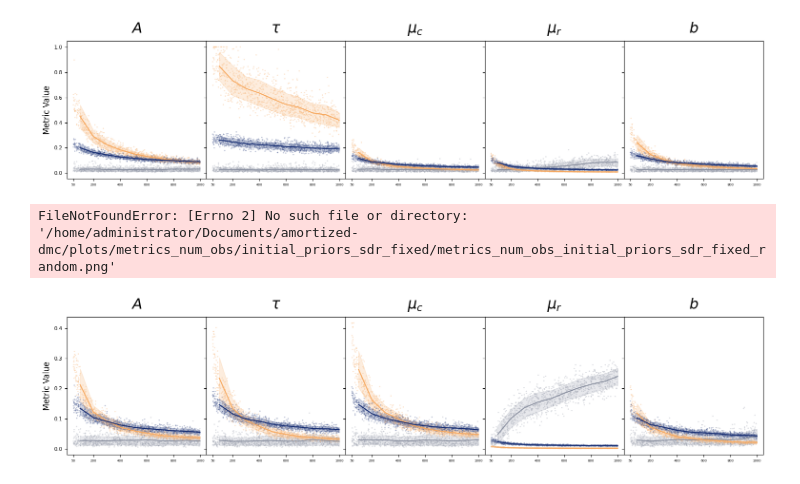
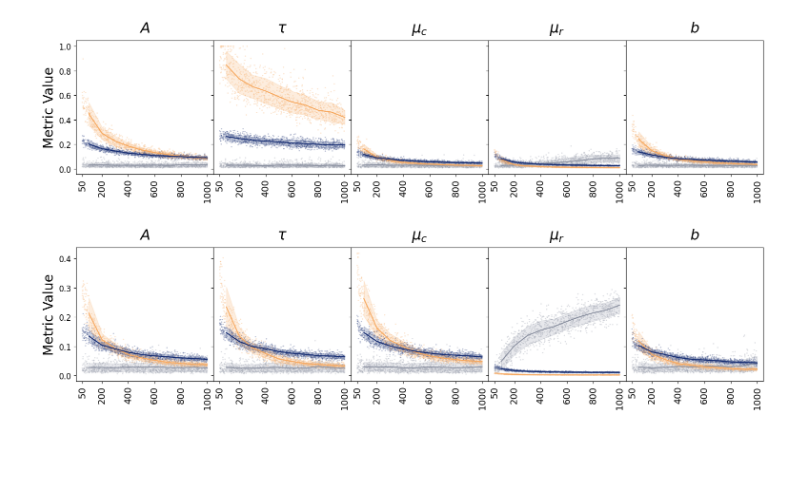
Before and after one commit to simschaefer/amortized-dmc, a Jupyter notebook: plot_scripts/plots_metrics_num_obs.ipynb, the cells around one changed output. Drawn from its saved outputs; the diff is of its cells as text; code cells hidden in the pictures; blank space fills up the shorter version.

```diff
--- a/plot_scripts/plots_metrics_num_obs.ipynb
+++ b/plot_scripts/plots_metrics_num_obs.ipynb
@@ -24,7 +24,7 @@ os.makedirs(network_plot_folder, exist_ok=True)
 num_data_sets = 100
 # %%
 
-fontsize = 24
+fontsize = 22
 
 data_set_metrics = pd.read_csv(data_path + '/' + network_name + '_metrics_num_obs.csv')
 
@@ -55,25 +55,25 @@ for p, ax in zip(model_specs['simulation_settings']['param_names'], axes):
                     palette=palette,
                     legend=False)
 
-    ax.set_title(label, fontsize=fontsize, pad=12)
+    ax.set_title(label, fontsize=fontsize-2, pad=12)
     legend = ax.legend(title="", fontsize=fontsize)
 
     ax.set_ylabel("Metric Value", fontsize=fontsize-6)
     ax.set_xlabel("")
-    ax.tick_params(axis='x', labelsize=fontsize - 8)
-    ax.tick_params(axis='y', labelsize=fontsize - 10)
+    ax.tick_params(axis='x', labelsize=fontsize - 10)
+    ax.tick_params(axis='y', labelsize=fontsize - 11)
     ax.set_xticks([50, 200, 400, 600, 800, 1000])
     ax.tick_params(axis='x', labelrotation=90)
 
-    ax.legend(loc='upper center', bbox_to_anchor=(1, -0.35),
+    ax.legend(loc='upper center', bbox_to_anchor=(1, -0.4),
         fancybox=False, shadow=False, ncol=3, prop={'size': 18})
 
 
     if p != model_specs['simulation_settings']['param_names'][2]:
         ax.get_legend().remove()
 
-fig.supxlabel("Number of Observations", fontsize=fontsize-10, y=-0.19)
+fig.supxlabel("Number of Observations", fontsize=fontsize-4, y=-0.21)
 fig.tight_layout()
 
-fig.savefig(parent_dir + '/plots/metrics_num_obs_' + network_name + '_random.png', bbox_inches='tight', dpi=300)
+fig.savefig(parent_dir + '/plots/metrics_num_obs/metrics_num_obs_' + network_name + '_random.png', bbox_inches='tight', dpi=300)
 # %% [output]
@@ -92,14 +92,14 @@ network_plot_folder = parent_dir + '/plots/metrics_num_obs/' + network_name
 num_data_sets = 100
 # %%
 
-fontsize = 24
+fontsize = 22
 
 data_set_metrics = pd.read_csv(data_path + '/' + network_name + '_metrics_num_obs.csv')
 
 fig, axes = plt.subplots(1,len(model_specs['simulation_settings']['param_names']),
                          sharey=True, sharex=True,
                          gridspec_kw=dict(left=None, bottom=None, right=None, top=None, wspace=0.0, hspace=None),
-                        figsize=(18.5,4.5))
+                        figsize=(18.5,4.2))
 
 hue_order = ["Calibration Error", "Contraction Factor", "NRMSE"]
 palette = {"Calibration Error": "#8a90a0", "Contraction Factor": "#f7a85e", "NRMSE": "#132a70"}
@@ -123,7 +123,7 @@ for p, ax in zip(model_specs['simulation_settings']['param_names'], axes):
                     palette=palette,
                     legend=False)
 
-    ax.set_title(label, fontsize=fontsize+6, pad=12)
+    ax.set_title(label, fontsize=fontsize, pad=12)
     legend = ax.legend(title="", fontsize=fontsize)
 
     ax.set_ylabel("Metric Value", fontsize=fontsize-2)
@@ -138,5 +138,5 @@ for p, ax in zip(model_specs['simulation_settings']['param_names'], axes):
 fig.supxlabel("", fontsize=fontsize-10, y=-0.1)
 fig.tight_layout()
 
-fig.savefig(parent_dir + '/plots/metrics_num_obs_' + network_name + '_random.png', bbox_inches='tight', dpi=300)
+fig.savefig(parent_dir + '/plots/metrics_num_obs/metrics_num_obs_' + network_name + '_random.png', bbox_inches='tight', dpi=300)
 # %% [output]
@@ -227,7 +159,7 @@ data_set_metrics = pd.read_csv(data_path + '/' + network_name + '_metrics_num_ob
 fig, axes = plt.subplots(1,len(model_specs['simulation_settings']['param_names']),
                          sharey=True, sharex=True,
                          gridspec_kw=dict(left=None, bottom=None, right=None, top=None, wspace=0.0, hspace=None),
-                        figsize=(15.42,3.75))
+                        figsize=(15.42,4.1))
 
 hue_order = ["Calibration Error", "Contraction Factor", "NRMSE"]
 palette = {"Calibration Error": "#8a90a0", "Contraction Factor": "#f7a85e", "NRMSE": "#132a70"}
@@ -235,38 +167,39 @@ palette = {"Calibration Error": "#8a90a0", "Contraction Factor": "#f7a85e", "NRM
 
 for p, ax in zip(model_specs['simulation_settings']['param_names'], axes):
 
     suff = "$\\" if p in ["tau", "mu_c", "mu_r"] else "$"
 
     label = suff + p + "$"
 
     sns.lineplot(data_set_metrics[data_set_metrics["variable_names"] == p], x="num_obs_bin", y="values", hue="metric_name", ax=ax, hue_order=hue_order, palette=palette, errorbar='sd')
     sns.scatterplot(data_set_metrics[data_set_metrics["variable_names"] == p],
                     s=4,
                     alpha=0.3,
                     x="num_obs",
                     y="values",
                     hue="metric_name",
                     ax=ax,
                     hue_order=hue_order,
                     palette=palette,
                     legend=False)
 
     ax.set_title(label, fontsize=fontsize, pad=12)
     legend = ax.legend(title="", fontsize=fontsize)
 
-    ax.set_ylabel("Metric Value", fontsize=fontsize-10)
+    ax.set_ylabel("Metric Value", fontsize=fontsize-2)
     ax.set_xlabel("")
-    ax.tick_params(axis='x', labelsize=fontsize - 17)
-    ax.tick_params(axis='y', labelsize=fontsize - 14)
+    ax.tick_params(axis='x', labelsize=fontsize - 8)
+    ax.tick_params(axis='y', labelsize=fontsize - 10)
     ax.set_xticks([50, 200, 400, 600, 800, 1000])
+    ax.tick_params(axis='x', labelrotation=90)
 
     ax.get_legend().remove()
 
 fig.tight_layout()
 
-fig.savefig(network_plot_folder + '/metrics_num_obs_' + network_name + '_random.png', bbox_inches='tight', dpi=300)
+fig.savefig(parent_dir + '/plots/metrics_num_obs/metrics_num_obs_' + network_name + '_random.png', bbox_inches='tight', dpi=300)
 # %% [output]
-[figure, old version]
+[figure, new version]
 # %%
 network_name = 'initial_priors_sdr_fixed'
 
@@ -286,7 +219,7 @@ data_set_metrics = pd.read_csv(data_path + '/' + network_name + '_metrics_num_ob
 fig, axes = plt.subplots(1,len(model_specs['simulation_settings']['param_names']),
                          sharey=True, sharex=True,
                          gridspec_kw=dict(left=None, bottom=None, right=None, top=None, wspace=0.0, hspace=None),
-                        figsize=(15.42,3.75))
+                        figsize=(15.42,4.1))
 
 hue_order = ["Calibration Error", "Contraction Factor", "NRMSE"]
 palette = {"Calibration Error": "#8a90a0", "Contraction Factor": "#f7a85e", "NRMSE": "#132a70"}
@@ -313,16 +246,17 @@ for p, ax in zip(model_specs['simulation_settings']['param_names'], axes):
     ax.set_title(label, fontsize=fontsize, pad=12)
     legend = ax.legend(title="", fontsize=fontsize)
 
-    ax.set_ylabel("Metric Value", fontsize=fontsize-10)
+    ax.set_ylabel("Metric Value", fontsize=fontsize-2)
     ax.set_xlabel("")
-    ax.tick_params(axis='x', labelsize=fontsize - 17)
-    ax.tick_params(axis='y', labelsize=fontsize - 14)
+    ax.tick_params(axis='x', labelsize=fontsize - 8)
+    ax.tick_params(axis='y', labelsize=fontsize - 10)
     ax.set_xticks([50, 200, 400, 600, 800, 1000])
+    ax.tick_params(axis='x', labelrotation=90)
+
     ax.get_legend().remove()
 
 fig.tight_layout()
 
-fig.savefig(network_plot_folder + '/metrics_num_obs_' + network_name + '_random.png', bbox_inches='tight', dpi=300)
+fig.savefig(parent_dir + '/plots/metrics_num_obs/metrics_num_obs_' + network_name + '_random.png', bbox_inches='tight', dpi=300)
 # %% [output]
-FileNotFoundError: [Errno 2] No such file or directory: '/home/administrator/Documents/amortized-dmc/plots/metrics_num_obs/initial_priors_sdr_fixed/metrics_num_obs_initial_priors_sdr_fixed_random.png'
-[figure, old version]
+[figure, new version]
```
Also changed, not shown: parts of 3 cells of this notebook, 3 other files.
